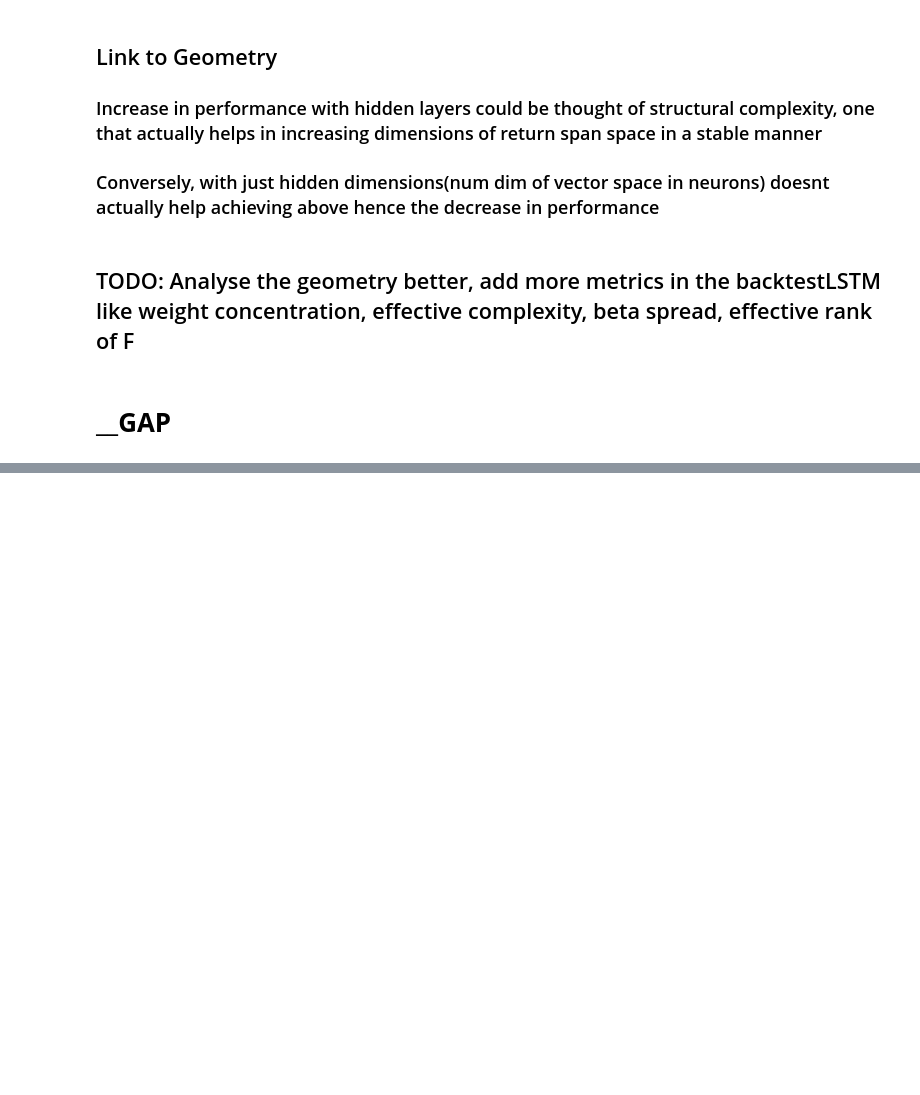
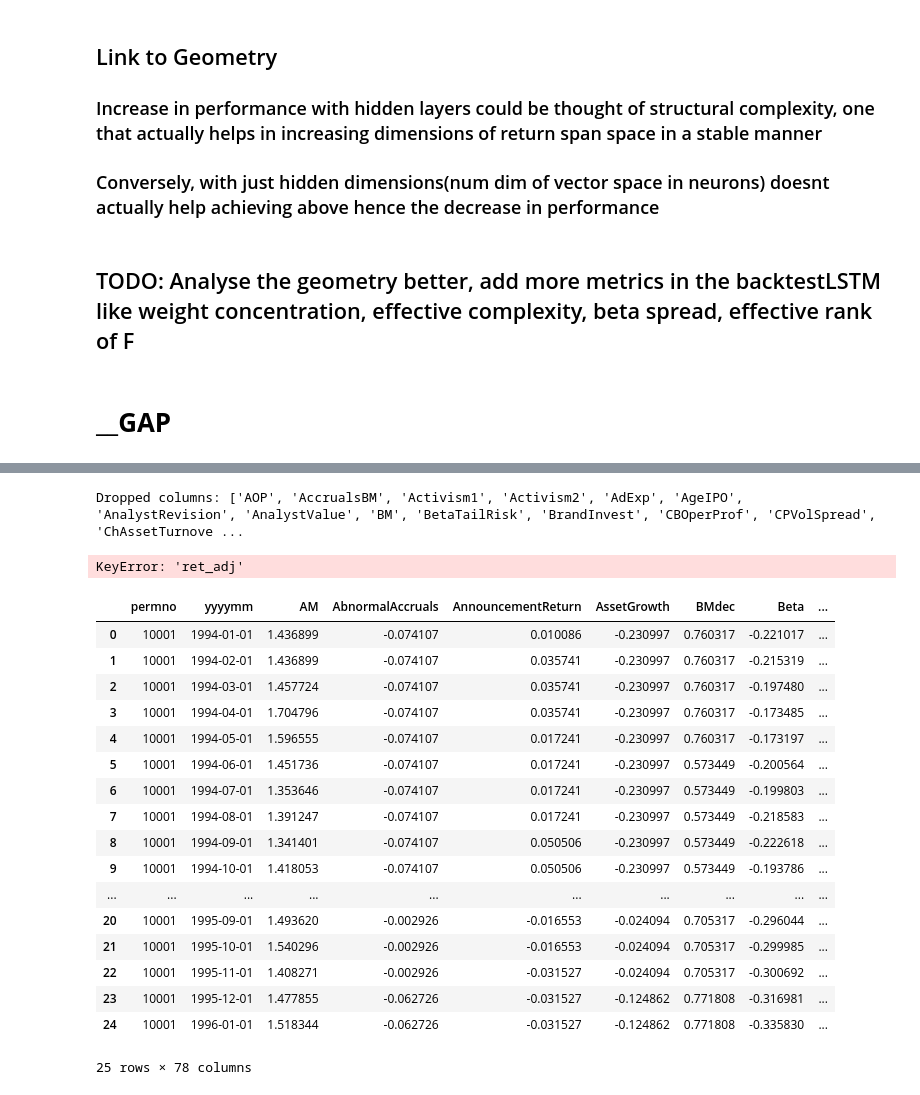
Before and after one commit to ItachiUchiha729/TheVirtueOfComplexity_PaperReplication_Experimentation, a Jupyter notebook: notebooks/experimentationLSTM.ipynb, the cells around one changed output, grey strips where cells are left out. Cells and saved outputs as stored; diff of their text form; code cells hidden in the pictures; blank space fills up the shorter version.

```diff
--- a/notebooks/experimentationLSTM.ipynb
+++ b/notebooks/experimentationLSTM.ipynb
@@ -648,0 +722,4 @@ for d in [0.1, 0.25, 0.5]:
+# %%
+
+
+returns_data = new_mod.download_crsp_returns_wrds(start_date="1994-01-01", end_date="2025-12-31")
@@ -648,0 +740,2 @@ for d in [0.1, 0.25, 0.5]:
+# %%
+char_data = new_mod.download_openap_data(start_yyyymm="199401", end_yyyymm="202512")
@@ -648,0 +762,37 @@ for d in [0.1, 0.25, 0.5]:
+# %%
+df_char, dropped_cols = new_mod.remove_mostly_nan_columns(char_data, max_nan_frac=0.5)
+print(f"Dropped columns: {dropped_cols}")
+df_char, kept_chars, dropped_chars = new_mod.drop_low_std_and_high_corr(
+    df_char,
+    min_std=1e-6,   # tune as needed
+    max_corr=0.98,  # tune as needed
+)
+df_char = new_mod.fill_remaining_missing(df_char)
+df_ret = returns_data.rename(columns={"excess_ret": "ret_adj"})
+df_char = new_mod.merge_openap_with_crsp_returns(df_char, df_ret)
+# %% [output]
+Dropped columns: ['AOP', 'AccrualsBM', 'Activism1', 'Activism2', 'AdExp', 'AgeIPO', 'AnalystRevision', 'AnalystValue', 'BM', 'BetaTailRisk', 'BrandInvest', 'CBOperProf', 'CPVolSpread', 'ChAssetTurnove ...
+KeyError: 'ret_adj'
+# %%
+df_char["y_ipca"] = df_char["excess_ret"].shift(-1)  # next period's return as target
+# %%
+df_char.head(25)
+# %% [output]
+|  | permno | yyyymm | AM | AbnormalAccruals | AnnouncementReturn | AssetGrowth | BMdec | Beta | ... |
+| 0 | 10001 | 1994-01-01 | 1.436899 | -0.074107 | 0.010086 | -0.230997 | 0.760317 | -0.221017 | ... |
+| 1 | 10001 | 1994-02-01 | 1.436899 | -0.074107 | 0.035741 | -0.230997 | 0.760317 | -0.215319 | ... |
+| 2 | 10001 | 1994-03-01 | 1.457724 | -0.074107 | 0.035741 | -0.230997 | 0.760317 | -0.197480 | ... |
+| 3 | 10001 | 1994-04-01 | 1.704796 | -0.074107 | 0.035741 | -0.230997 | 0.760317 | -0.173485 | ... |
+| 4 | 10001 | 1994-05-01 | 1.596555 | -0.074107 | 0.017241 | -0.230997 | 0.760317 | -0.173197 | ... |
+| 5 | 10001 | 1994-06-01 | 1.451736 | -0.074107 | 0.017241 | -0.230997 | 0.573449 | -0.200564 | ... |
+| 6 | 10001 | 1994-07-01 | 1.353646 | -0.074107 | 0.017241 | -0.230997 | 0.573449 | -0.199803 | ... |
+| 7 | 10001 | 1994-08-01 | 1.391247 | -0.074107 | 0.017241 | -0.230997 | 0.573449 | -0.218583 | ... |
+| 8 | 10001 | 1994-09-01 | 1.341401 | -0.074107 | 0.050506 | -0.230997 | 0.573449 | -0.222618 | ... |
+| 9 | 10001 | 1994-10-01 | 1.418053 | -0.074107 | 0.050506 | -0.230997 | 0.573449 | -0.193786 | ... |
+| ... | ... | ... | ... | ... | ... | ... | ... | ... | ... |
+| 20 | 10001 | 1995-09-01 | 1.493620 | -0.002926 | -0.016553 | -0.024094 | 0.705317 | -0.296044 | ... |
+| 21 | 10001 | 1995-10-01 | 1.540296 | -0.002926 | -0.016553 | -0.024094 | 0.705317 | -0.299985 | ... |
+| 22 | 10001 | 1995-11-01 | 1.408271 | -0.002926 | -0.031527 | -0.024094 | 0.705317 | -0.300692 | ... |
+| 23 | 10001 | 1995-12-01 | 1.477855 | -0.062726 | -0.031527 | -0.124862 | 0.771808 | -0.316981 | ... |
+| 24 | 10001 | 1996-01-01 | 1.518344 | -0.062726 | -0.031527 | -0.124862 | 0.771808 | -0.335830 | ... |
+25 rows × 78 columns
```
Also changed, not shown: parts of 17 cells of this notebook, 5 other files.
